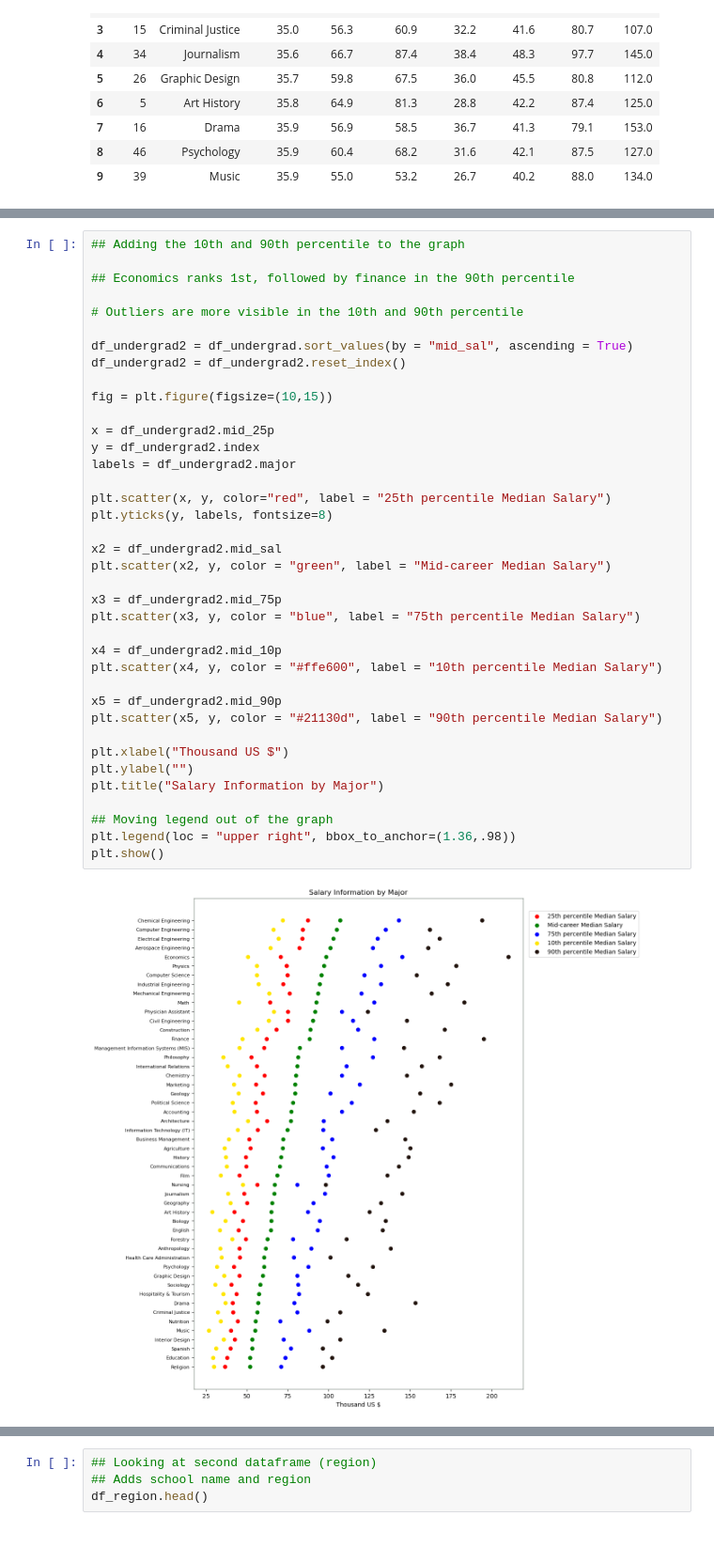
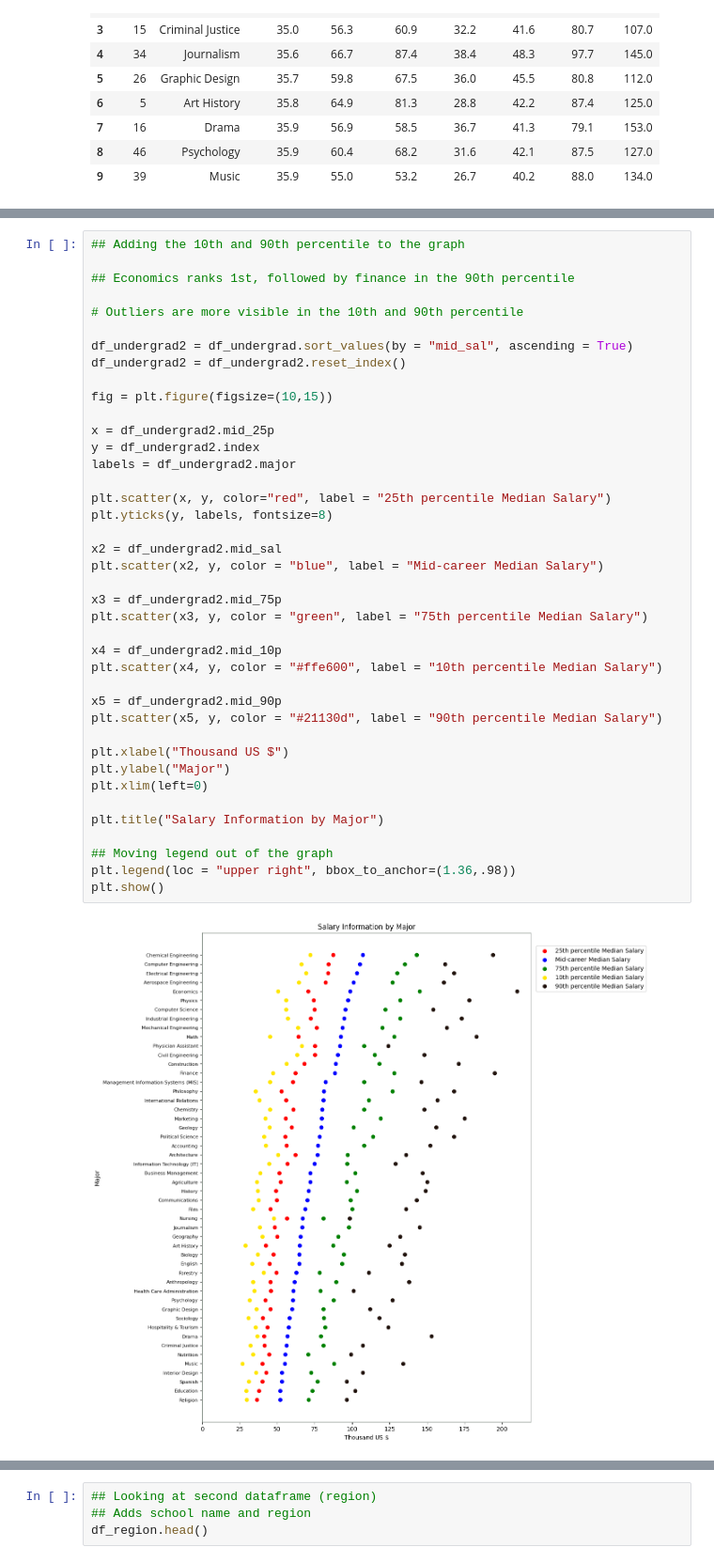
Before and after one commit to PietroGolfeto/College_Salaries, a Jupyter notebook: college_salaries.ipynb, the cells around one changed output, grey strips where cells are left out. Shown at 94% size. Cells and saved outputs as stored; diff of their text form.

Commit message:
Improve plots and fix import bug

```diff
--- a/college_salaries.ipynb
+++ b/college_salaries.ipynb
@@ -340,37 +337,39 @@ plt.show()
 
 df_undergrad2 = df_undergrad.sort_values(by = "mid_sal", ascending = True)
 df_undergrad2 = df_undergrad2.reset_index()
 
 fig = plt.figure(figsize=(10,15))
 
 x = df_undergrad2.mid_25p
 y = df_undergrad2.index
 labels = df_undergrad2.major
 
 plt.scatter(x, y, color="red", label = "25th percentile Median Salary")
 plt.yticks(y, labels, fontsize=8)
 
 x2 = df_undergrad2.mid_sal
-plt.scatter(x2, y, color = "green", label = "Mid-career Median Salary")
+plt.scatter(x2, y, color = "blue", label = "Mid-career Median Salary")
 
 x3 = df_undergrad2.mid_75p
-plt.scatter(x3, y, color = "blue", label = "75th percentile Median Salary")
+plt.scatter(x3, y, color = "green", label = "75th percentile Median Salary")
 
 x4 = df_undergrad2.mid_10p
 plt.scatter(x4, y, color = "#ffe600", label = "10th percentile Median Salary")
 
 x5 = df_undergrad2.mid_90p
 plt.scatter(x5, y, color = "#21130d", label = "90th percentile Median Salary")
 
 plt.xlabel("Thousand US $")
-plt.ylabel("")
+plt.ylabel("Major")
+plt.xlim(left=0)
+
 plt.title("Salary Information by Major")
 
 ## Moving legend out of the graph
 plt.legend(loc = "upper right", bbox_to_anchor=(1.36,.98))
 plt.show()
 # %% [output]
-[figure, old version]
+[figure, new version]
 # %%
 ## Adding grid to the graph
 
```
Also changed, not shown: parts of 31 cells of this notebook.
